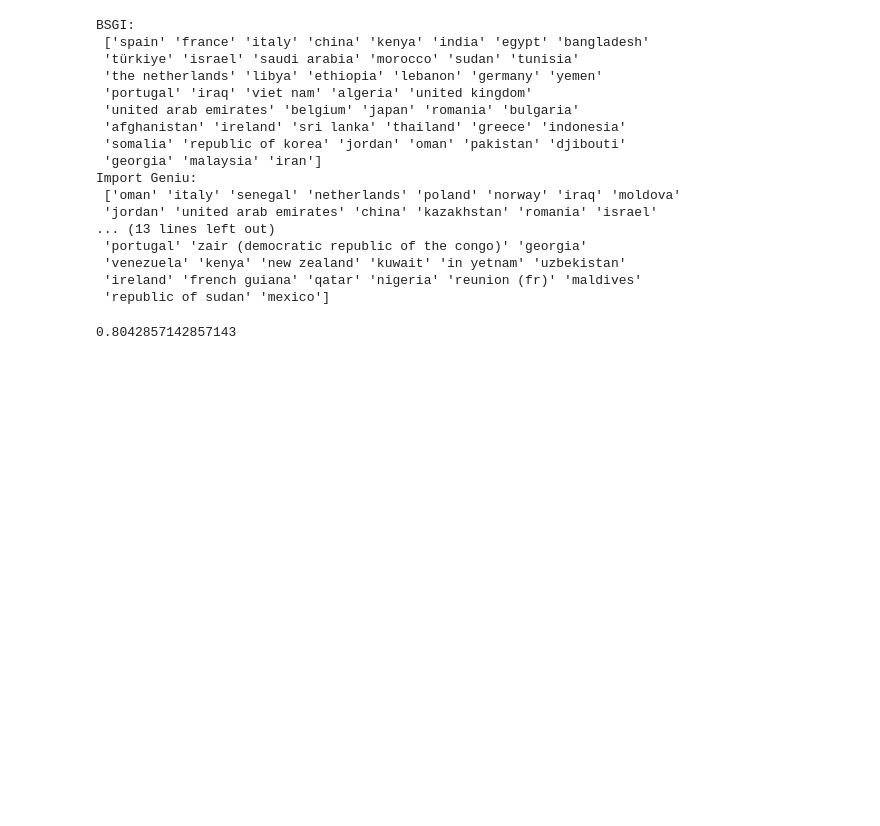
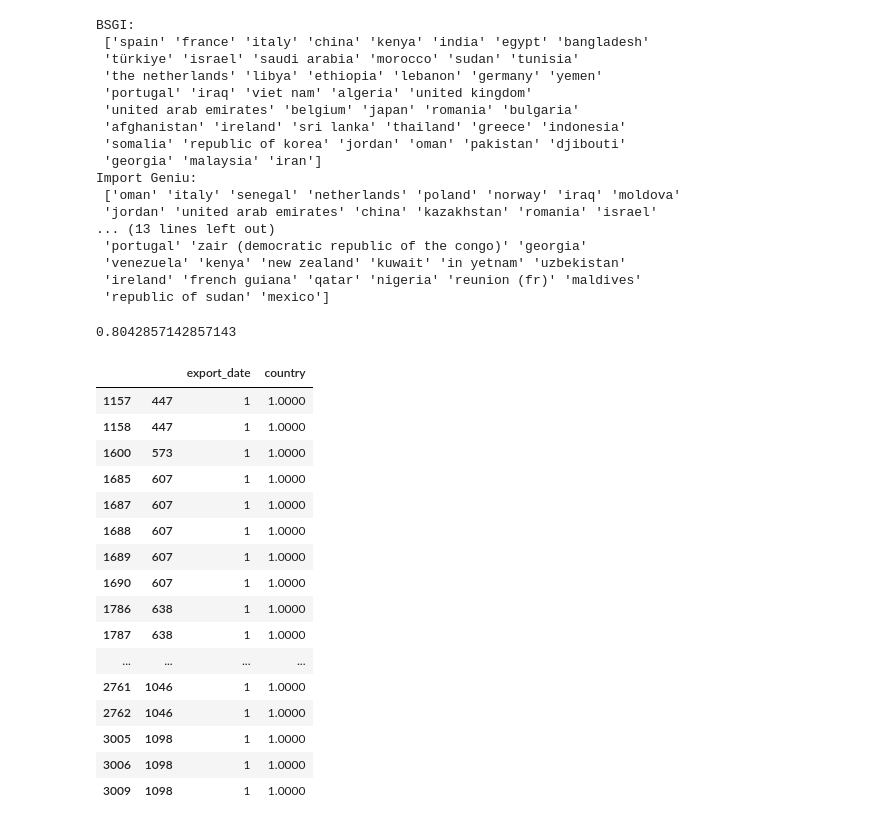
Before and after one commit to uchicago-dsi/oakland-institute-ukraine, a Jupyter notebook: visualizations/import_genius.ipynb, the cells around one changed output. Drawn from its saved outputs; the diff is of its cells as text; code cells hidden in the pictures; blank space fills up the shorter version.

Commit message:
Added code to do record linkage. It's going to be hard to find matches based on volume of exports

```diff
--- a/visualizations/import_genius.ipynb
+++ b/visualizations/import_genius.ipynb
@@ -439,29 +426,43 @@ Import Geniu:
 # %%
 crop_kernel = kernel_c.loc[kernel_c.loc[:, "sunflower"] == True]
 crop_bsgi = outbound_c.loc[outbound_c.loc[:, "product_std"] == "sunflower"]
 
-crop_kernel = kernel_c.loc[kernel_c.loc[:, "sunflower"] == True]
-crop_bsgi = outbound_c.loc[outbound_c.loc[:, "product_std"] == "sunflower"]
-
-
+crop_kernel = crop_kernel.rename(columns={"EXPORT DATE": "date"})
+crop_bsgi = crop_bsgi.rename(columns={"Departure date": "date"})
 
 # Indexation step
 indexer = recordlinkage.Index()
-indexer.block("given_name")
-candidate_links = indexer.index(dfA, dfB)
+indexer.block("date")
+candidate_links = indexer.index(crop_kernel, crop_bsgi)
 
 # Comparison step
 compare_cl = recordlinkage.Compare()
 
-compare_cl.exact("given_name", "given_name", label="given_name")
-compare_cl.string("surname", "surname", method="jarowinkler", threshold=0.85, label="surname")
-compare_cl.exact("date_of_birth", "date_of_birth", label="date_of_birth")
-compare_cl.exact("suburb", "suburb", label="suburb")
-compare_cl.exact("state", "state", label="state")
-compare_cl.string("address_1", "address_1", threshold=0.85, label="address_1")
+compare_cl.exact("date", "date", label="export_date")
+compare_cl.string("destination country_gt", "Country", method="jarowinkler", threshold=0.85, label="country")
 
-features = compare_cl.compute(candidate_links, dfA, dfB)
+features = compare_cl.compute(candidate_links, crop_kernel, crop_bsgi)
+features
 
 # Classification step
-matches = features[features.sum(axis=1) > 3]
-print(len(matches))
+matches = features[features.sum(axis=1) > 1]
+# print(len(matches))
+matches
+# %% [output]
+|  |  | export_date | country |
+| 1157 | 447 | 1 | 1.0000 |
+| 1158 | 447 | 1 | 1.0000 |
+| 1600 | 573 | 1 | 1.0000 |
+| 1685 | 607 | 1 | 1.0000 |
+| 1687 | 607 | 1 | 1.0000 |
+| 1688 | 607 | 1 | 1.0000 |
+| 1689 | 607 | 1 | 1.0000 |
+| 1690 | 607 | 1 | 1.0000 |
+| 1786 | 638 | 1 | 1.0000 |
+| 1787 | 638 | 1 | 1.0000 |
+| ... | ... | ... | ... |
+| 2761 | 1046 | 1 | 1.0000 |
+| 2762 | 1046 | 1 | 1.0000 |
+| 3005 | 1098 | 1 | 1.0000 |
+| 3006 | 1098 | 1 | 1.0000 |
+| 3009 | 1098 | 1 | 1.0000 |
```
Also changed, not shown: parts of 3 cells of this notebook.
